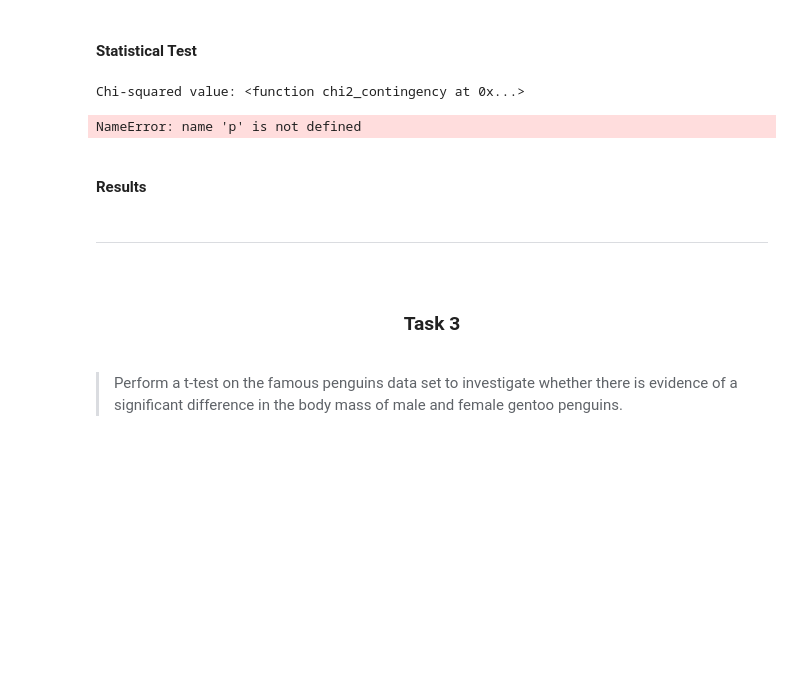
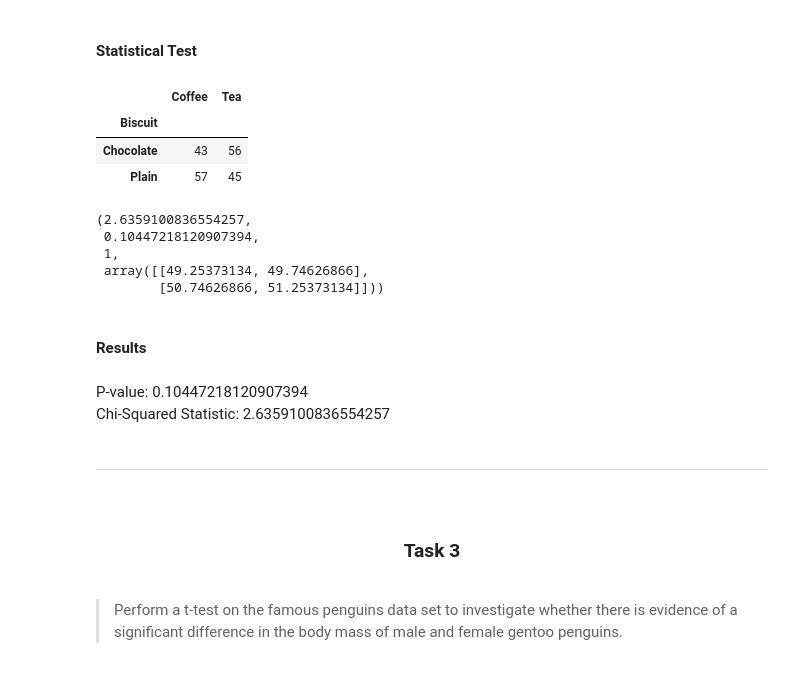
Before and after one commit to JTohall/Machine_Learning_and_Statistics, a Jupyter notebook: Tasks.ipynb, the cells around one changed output. Drawn from its saved outputs; the diff is of its cells as text; code cells hidden in the pictures; blank space fills up the shorter version.

```diff
--- a/Tasks.ipynb
+++ b/Tasks.ipynb
@@ -358,18 +357,30 @@ first, second
 # %%
 
 data = pd.DataFrame({'Biscuit': ['Chocolate', 'Plain'],
                      'Coffee': [43, 57],
                      'Tea': [56, 45]})
 
 
 data.set_index('Biscuit', inplace=True)
+
+data
+# %% [output]
+|  | Coffee | Tea |
+| Biscuit |  |  |
+| Chocolate | 43 | 56 |
+| Plain | 57 | 45 |
 # %%
 results = ss.chi2_contingency(data)
 
 # Show.
-print("Chi-squared value:", chi2_contingency)
-print("P-value:", p)
+#print("Chi-squared value:", chi2)
+#print("P-value:", p)
+
+results
 # %% [output]
-Chi-squared value: <function chi2_contingency at 0x...>
+(2.6359100836554257,
+ 0.10447218120907394,
+ 1,
+ array([[49.25373134, 49.74626866],
+        [50.74626866, 51.25373134]]))
-NameError: name 'p' is not defined
 # %% [markdown]
@@ -377,6 +387,9 @@ NameError: name 'p' is not defined
 <br/>
 
 **Results**
+# %% [markdown]
+P-value: 0.10447218120907394 <br/>
+Chi-Squared Statistic: 2.6359100836554257
 # %% [markdown]
 ***
 
```
Also changed, not shown: parts of 27 cells of this notebook.
